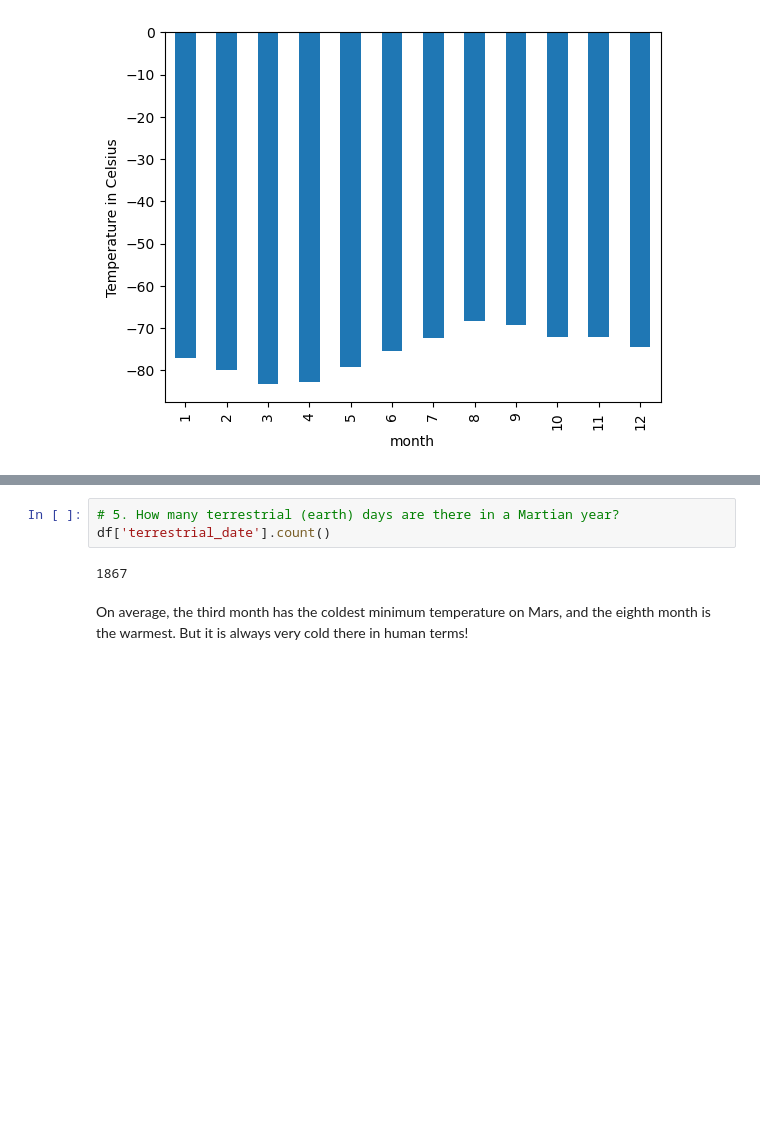
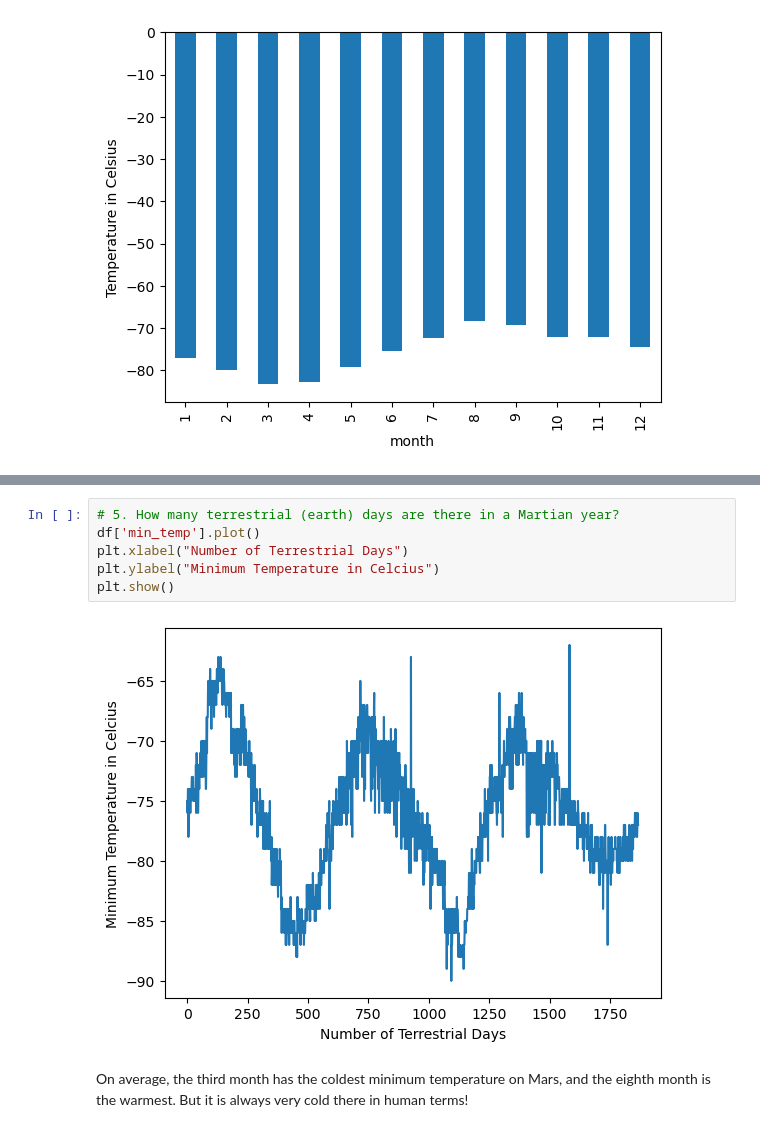
Before and after one commit to audbarrett/data_collection-challenge, a Jupyter notebook: MarsWeather/part_2_mars_weather.ipynb, the cells around one changed output, grey strips where cells are left out. Cells and saved outputs as stored; diff of their text form; blank space fills up the shorter version.

```diff
--- a/MarsWeather/part_2_mars_weather.ipynb
+++ b/MarsWeather/part_2_mars_weather.ipynb
@@ -235,8 +248,11 @@ plt.show()
 # %%
 # 5. How many terrestrial (earth) days are there in a Martian year?
-df['terrestrial_date'].count()
+df['min_temp'].plot()
+plt.xlabel("Number of Terrestrial Days")
+plt.ylabel("Minimum Temperature in Celcius")
+plt.show()
 # %% [output]
-1867
+[figure, added]
 # %% [markdown]
 On average, the third month has the coldest minimum temperature on Mars, and the eighth month is the warmest. But it is always very cold there in human terms!
 # %% [markdown]
```
Also changed, not shown: parts of 5 cells of this notebook, 2 other files.
